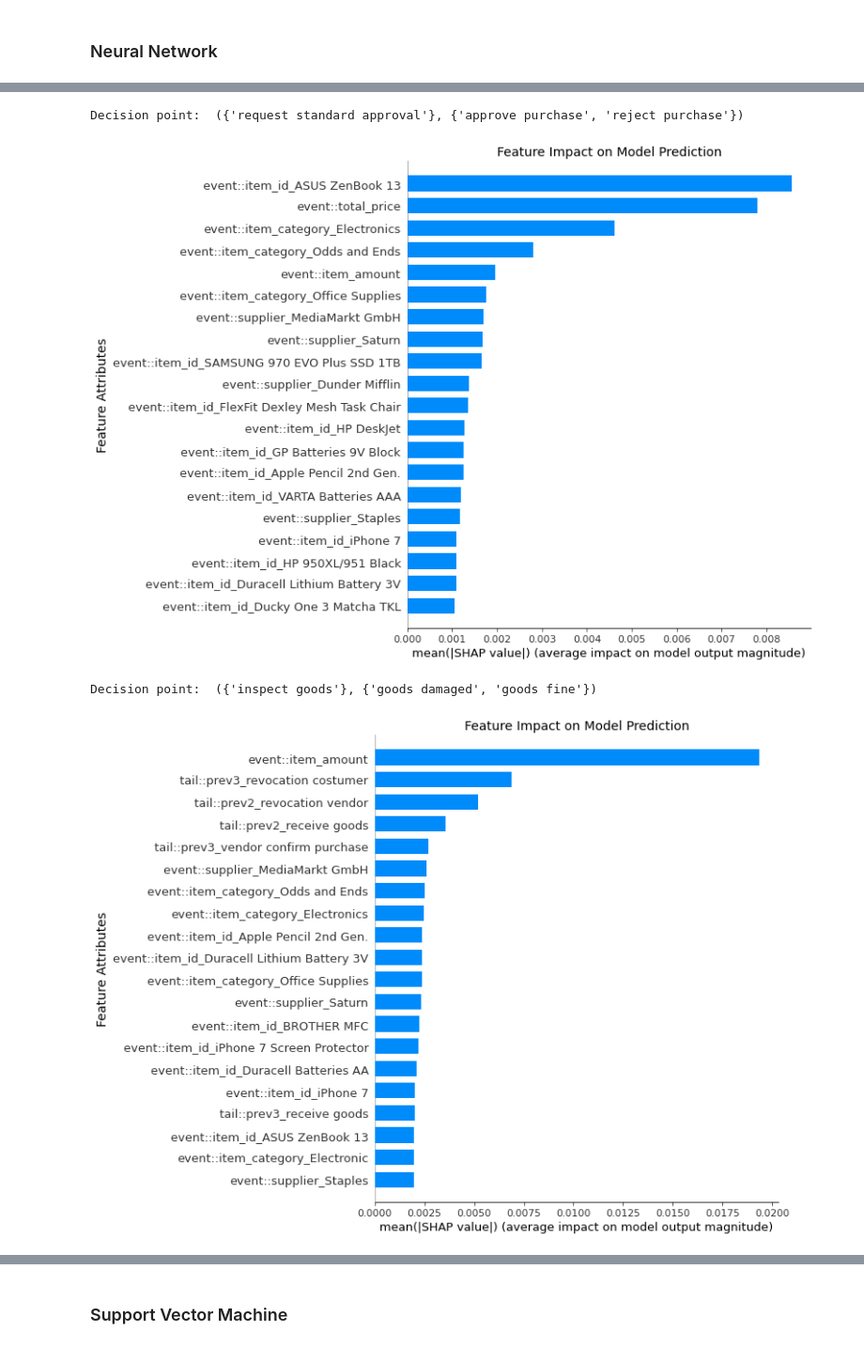
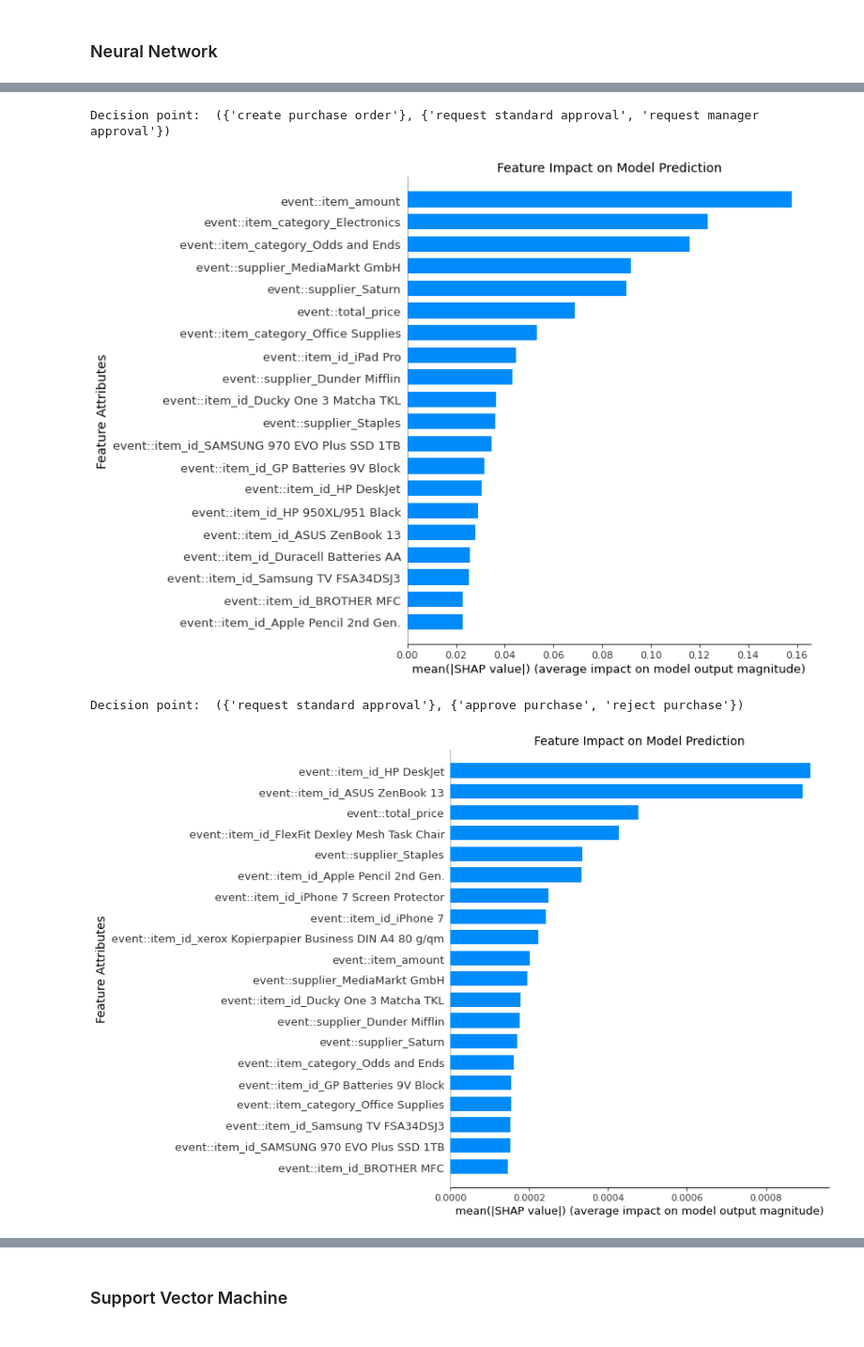
Before and after one commit to aarkue/eXdpn, a Jupyter notebook: qualitative_analysis/qualitative_analysis_nonlinearities.ipynb, the cells around one changed output, grey strips where cells are left out. Shown at 94% size. Drawn from its saved outputs; the diff is of its cells as text; code cells hidden in the pictures.

```diff
--- a/qualitative_analysis/qualitative_analysis_nonlinearities.ipynb
+++ b/qualitative_analysis/qualitative_analysis_nonlinearities.ipynb
@@ -114,14 +112,4 @@ Best guard: <exdpn.guards.decision_tree_guard.Decision_Tree_Guard object at 0x..
 # %% [markdown]
 ### Decision Tree
-# %%
-# import event log and create data petri net
-event_log_nonlinearities = import_log(os.path.join(os.getcwd(), '..', 'datasets', 'p2p_nonlinearities.xes'))
-dpn_nonlinearities = data_petri_net.Data_Petri_Net(event_log = event_log_nonlinearities,
-                                                  event_level_attributes = ['item_category','item_id','item_amount','supplier','total_price'],
-                                                  ml_list = [ML_Technique.DT],
-                                                  verbose = False)
-
-
-decision_points = list(dpn_nonlinearities.decision_points)
 # %%
 print("Decision point: ", decision_points[0])
@@ -174,12 +162,2 @@ Decision point:  ({'goods fine'}, {'cancel order', 'pay invoice'})
 # %% [markdown]
 ### Neural Network
-# %%
-# import event log and create data petri net
-event_log_nonlinearities = import_log(os.path.join(os.getcwd(), '..', 'datasets', 'p2p_nonlinearities.xes'))
-dpn_nonlinearities = data_petri_net.Data_Petri_Net(event_log = event_log_nonlinearities,
-                                                  event_level_attributes = ['item_category','item_id','item_amount','supplier','total_price'],
-                                                  ml_list = [ML_Technique.NN],
-                                                  verbose = False)
-
-
-decision_points = list(dpn_nonlinearities.decision_points)
@@ -193,18 +164,18 @@ Stochastic Optimizer: Maximum iterations (200) reached and the optimization hasn
 # %%
 print("Decision point: ", decision_points[0])
-nn_guard = dpn_nonlinearities.get_guard_at_place(decision_points[0])
+nn_guard = dpn_nonlinearities.guard_manager_per_place[decision_points[0]].guards_list[ML_Technique.NN]
 if nn_guard.is_explainable():
     nn_guard.get_explainable_representation()
 # %% [output]
-Decision point:  ({'request standard approval'}, {'approve purchase', 'reject purchase'})
+Decision point:  ({'create purchase order'}, {'request standard approval', 'request manager approval'})
-[figure, old version]
+[figure, new version]
 # %%
 print("Decision point: ", decision_points[1])
-nn_guard = dpn_nonlinearities.get_guard_at_place(decision_points[1])
+nn_guard = dpn_nonlinearities.guard_manager_per_place[decision_points[1]].guards_list[ML_Technique.NN]
 if nn_guard.is_explainable():
     nn_guard.get_explainable_representation()
 # %% [output]
-Decision point:  ({'inspect goods'}, {'goods damaged', 'goods fine'})
+Decision point:  ({'request standard approval'}, {'approve purchase', 'reject purchase'})
-[figure, old version]
+[figure, new version]
 # %%
 print("Decision point: ", decision_points[2])
```
Also changed, not shown: parts of 33 cells of this notebook, 3 other files.
